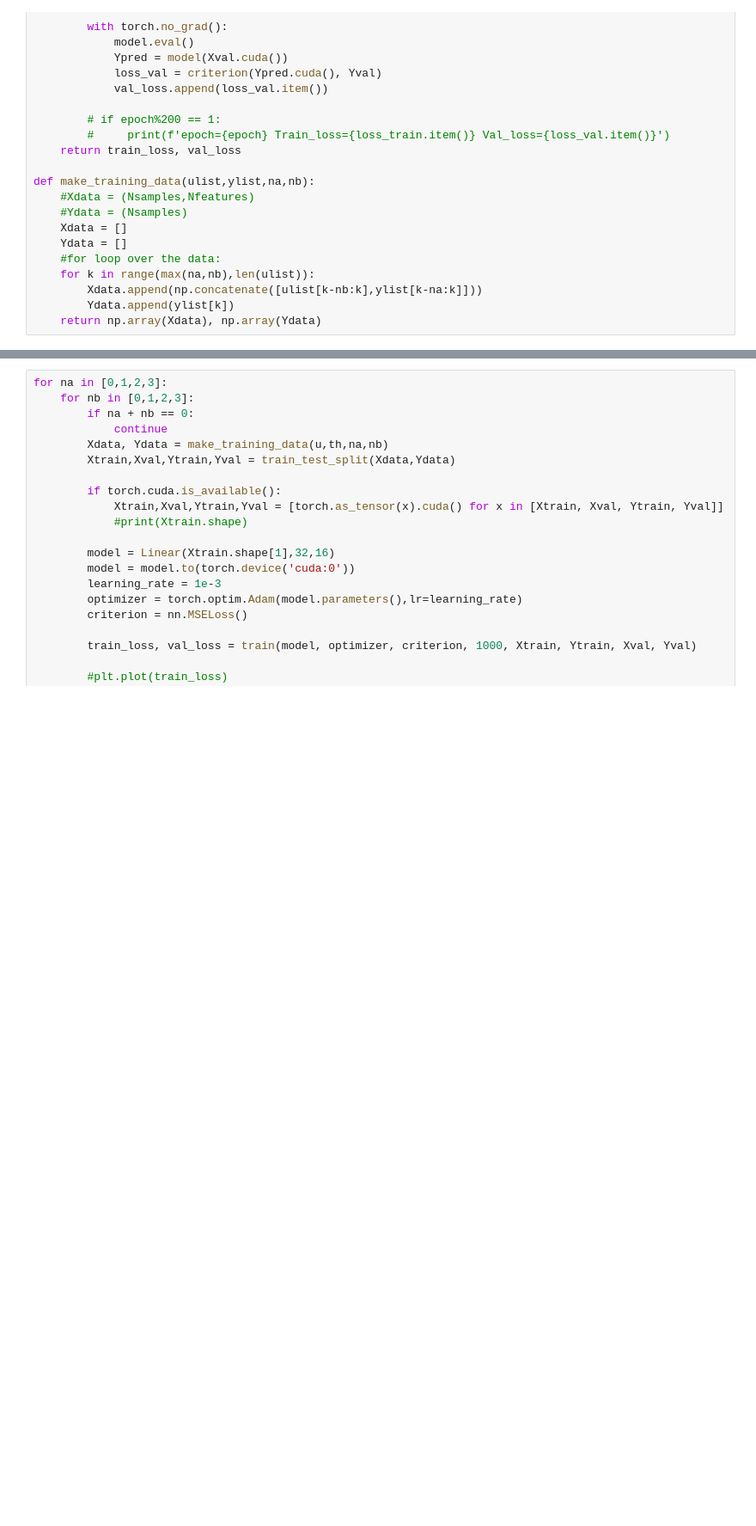
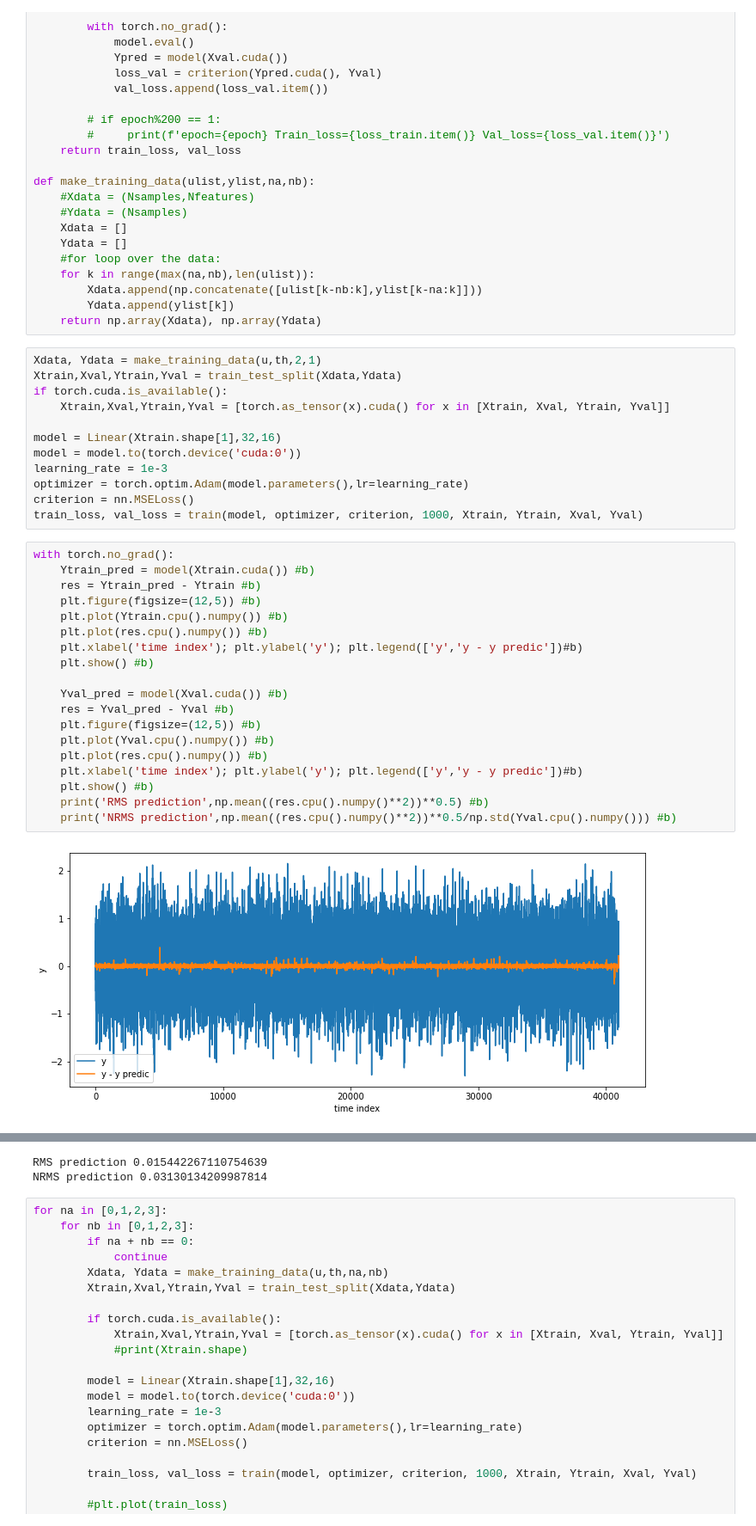
Before and after one commit to nzomi/5SC28-Machine-learning-for-Systems-and-control, a Jupyter notebook: provided-measurement-datasets/ANN&GP.ipynb, the cells around one changed output, grey strips where cells are left out. Shown: that part at 86% size. Saved outputs shown, nothing was run; the diff lists cells and outputs as text; blank space fills up the shorter version.

```diff
--- a/provided-measurement-datasets/ANN&GP.ipynb
+++ b/provided-measurement-datasets/ANN&GP.ipynb
@@ -84,3 +84,36 @@ def make_training_data(ulist,ylist,na,nb):
         Xdata.append(np.concatenate([ulist[k-nb:k],ylist[k-na:k]]))
         Ydata.append(ylist[k])
     return np.array(Xdata), np.array(Ydata)
+# %%
+Xdata, Ydata = make_training_data(u,th,2,1)
+Xtrain,Xval,Ytrain,Yval = train_test_split(Xdata,Ydata)
+if torch.cuda.is_available():
+    Xtrain,Xval,Ytrain,Yval = [torch.as_tensor(x).cuda() for x in [Xtrain, Xval, Ytrain, Yval]]
+
+model = Linear(Xtrain.shape[1],32,16)
+model = model.to(torch.device('cuda:0'))
+learning_rate = 1e-3
+optimizer = torch.optim.Adam(model.parameters(),lr=learning_rate)
+criterion = nn.MSELoss()
+train_loss, val_loss = train(model, optimizer, criterion, 1000, Xtrain, Ytrain, Xval, Yval)
+# %%
+with torch.no_grad():
+    Ytrain_pred = model(Xtrain.cuda()) #b)
+    res = Ytrain_pred - Ytrain #b)
+    plt.figure(figsize=(12,5)) #b)
+    plt.plot(Ytrain.cpu().numpy()) #b)
+    plt.plot(res.cpu().numpy()) #b)
+    plt.xlabel('time index'); plt.ylabel('y'); plt.legend(['y','y - y predic'])#b)
+    plt.show() #b)
+
+    Yval_pred = model(Xval.cuda()) #b)
+    res = Yval_pred - Yval #b)
+    plt.figure(figsize=(12,5)) #b)
+    plt.plot(Yval.cpu().numpy()) #b)
+    plt.plot(res.cpu().numpy()) #b)
+    plt.xlabel('time index'); plt.ylabel('y'); plt.legend(['y','y - y predic'])#b)
+    plt.show() #b)
+    print('RMS prediction',np.mean((res.cpu().numpy()**2))**0.5) #b)
+    print('NRMS prediction',np.mean((res.cpu().numpy()**2))**0.5/np.std(Yval.cpu().numpy())) #b)
+# %% [output]
+[figure, added]
@@ -87,3 +121,5 @@ def make_training_data(ulist,ylist,na,nb):
+RMS prediction 0.015442267110754639
+NRMS prediction 0.03130134209987814
 # %%
 for na in [0,1,2,3]:
     for nb in [0,1,2,3]:
```
Also changed, not shown: parts of 2 cells of this notebook, 7 other files.
